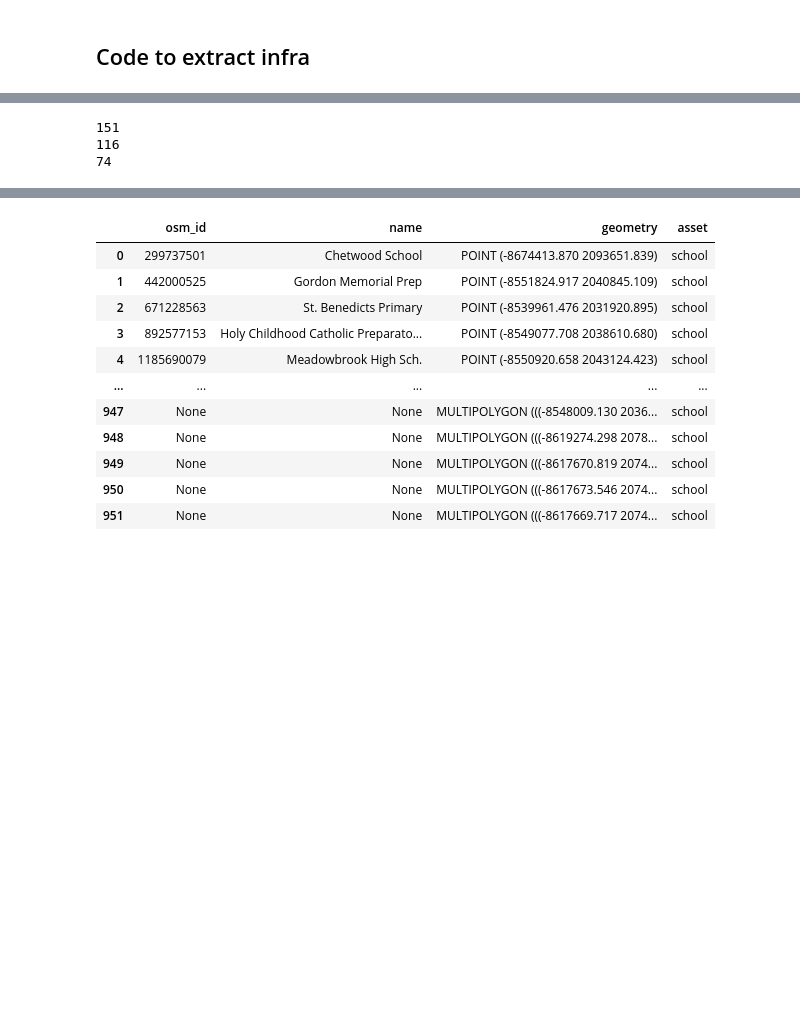
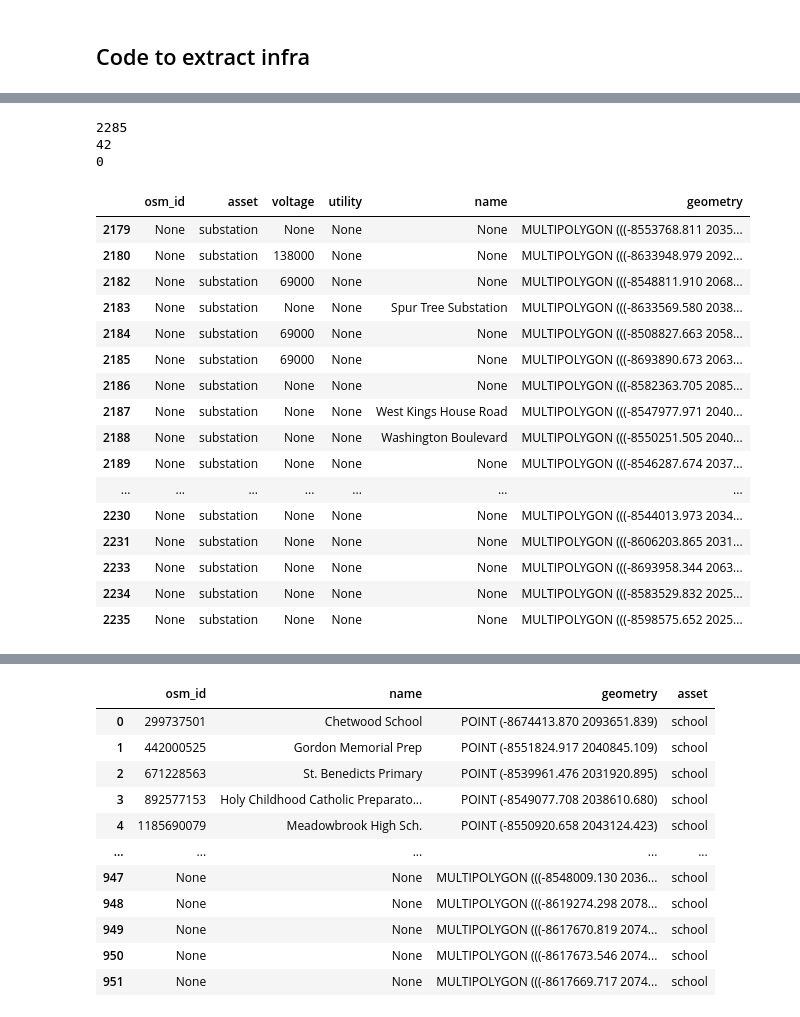
Before and after one commit to snirandjan/gmhcira, a Jupyter notebook: notebooks/risk-workflow.ipynb, the cells around one changed output, grey strips where cells are left out. Saved outputs shown, nothing was run; the diff lists cells and outputs as text; code cells hidden in the pictures; blank space fills up the shorter version.

```diff
--- a/notebooks/risk-workflow.ipynb
+++ b/notebooks/risk-workflow.ipynb
@@ -577,9 +919,29 @@ Name: count, dtype: int64
 # %%
-print(sum(assets['amenity'].value_counts()))#unique())
-print(sum(assets['building'].value_counts()))#unique())
-print(sum(assets['healthcare'].value_counts()))#unique())
+print(sum(assets['power'].value_counts()))#unique())
+print(sum(assets['voltage'].value_counts()))#unique())
+print(sum(assets['utility'].value_counts()))#unique())
 # %% [output]
-151
-116
-74
+2285
+42
+0
+# %%
+assets[assets['asset'] == 'substation']
+# %% [output]
+|  | osm_id | asset | voltage | utility | name | geometry |
+| 2179 | None | substation | None | None | None | MULTIPOLYGON (((-8553768.811 2035... |
+| 2180 | None | substation | 138000 | None | None | MULTIPOLYGON (((-8633948.979 2092... |
+| 2182 | None | substation | 69000 | None | None | MULTIPOLYGON (((-8548811.910 2068... |
+| 2183 | None | substation | None | None | Spur Tree Substation | MULTIPOLYGON (((-8633569.580 2038... |
+| 2184 | None | substation | 69000 | None | None | MULTIPOLYGON (((-8508827.663 2058... |
+| 2185 | None | substation | 69000 | None | None | MULTIPOLYGON (((-8693890.673 2063... |
+| 2186 | None | substation | None | None | None | MULTIPOLYGON (((-8582363.705 2085... |
+| 2187 | None | substation | None | None | West Kings House Road | MULTIPOLYGON (((-8547977.971 2040... |
+| 2188 | None | substation | None | None | Washington Boulevard | MULTIPOLYGON (((-8550251.505 2040... |
+| 2189 | None | substation | None | None | None | MULTIPOLYGON (((-8546287.674 2037... |
+| ... | ... | ... | ... | ... | ... | ... |
+| 2230 | None | substation | None | None | None | MULTIPOLYGON (((-8544013.973 2034... |
+| 2231 | None | substation | None | None | None | MULTIPOLYGON (((-8606203.865 2031... |
+| 2233 | None | substation | None | None | None | MULTIPOLYGON (((-8693958.344 2063... |
+| 2234 | None | substation | None | None | None | MULTIPOLYGON (((-8583529.832 2025... |
+| 2235 | None | substation | None | None | None | MULTIPOLYGON (((-8598575.652 2025... |
 # %%
```
Also changed, not shown: parts of 14 cells of this notebook, 3 other files.
